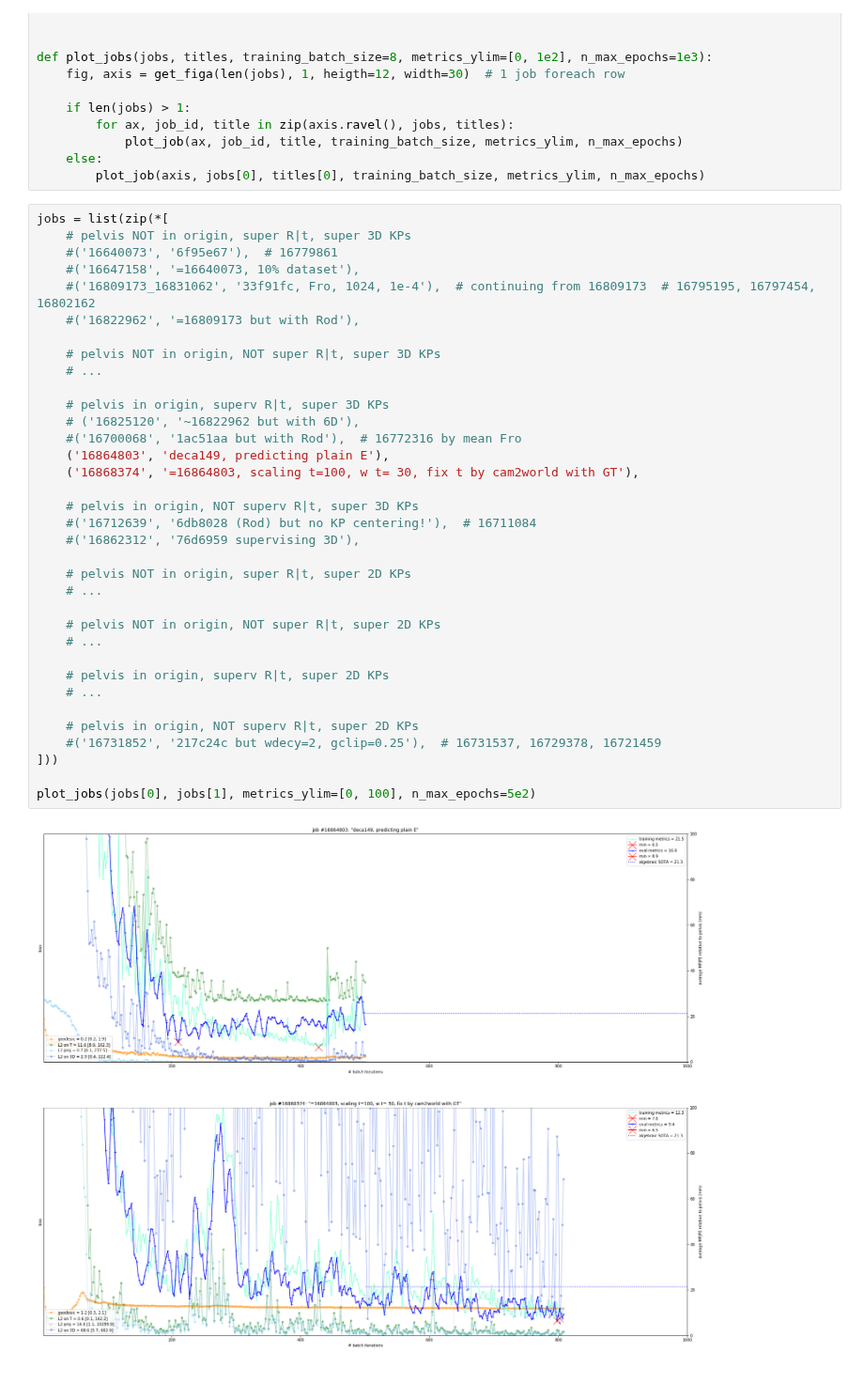
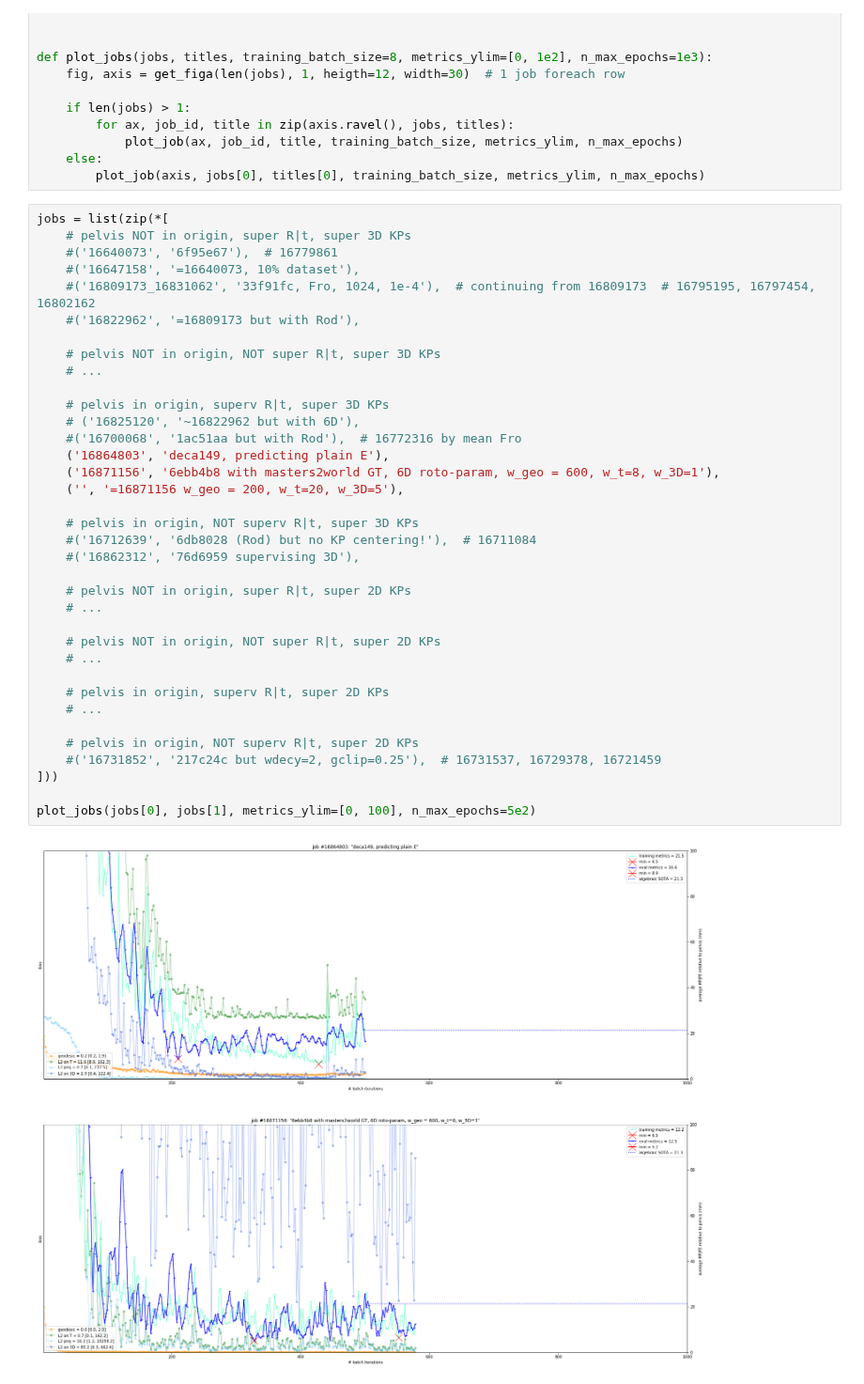
Before and after one commit to karfly/learnable-triangulation-pytorch, a Jupyter notebook: tom.ipynb, the cells around one changed output. Shown at 94% size. Saved outputs shown, nothing was run; the diff lists cells and outputs as text.

```diff
--- a/tom.ipynb
+++ b/tom.ipynb
@@ -66,32 +66,33 @@ jobs = list(zip(*[
     #('16809173_16831062', '33f91fc, Fro, 1024, 1e-4'),  # continuing from 16809173  # 16795195, 16797454, 16802162
     #('16822962', '=16809173 but with Rod'),
 
     # pelvis NOT in origin, NOT super R|t, super 3D KPs
     # ...
 
     # pelvis in origin, superv R|t, super 3D KPs
     # ('16825120', '~16822962 but with 6D'),
     #('16700068', '1ac51aa but with Rod'),  # 16772316 by mean Fro
     ('16864803', 'deca149, predicting plain E'),
-    ('16868374', '=16864803, scaling t=100, w t= 30, fix t by cam2world with GT'),
+    ('16871156', '6ebb4b8 with masters2world GT, 6D roto-param, w_geo = 600, w_t=8, w_3D=1'),
+    ('', '=16871156 w_geo = 200, w_t=20, w_3D=5'),
 
     # pelvis in origin, NOT superv R|t, super 3D KPs
     #('16712639', '6db8028 (Rod) but no KP centering!'),  # 16711084
     #('16862312', '76d6959 supervising 3D'),
 
     # pelvis NOT in origin, super R|t, super 2D KPs
     # ...
 
     # pelvis NOT in origin, NOT super R|t, super 2D KPs
     # ...
 
     # pelvis in origin, superv R|t, super 2D KPs
     # ...
 
     # pelvis in origin, NOT superv R|t, super 2D KPs
     #('16731852', '217c24c but wdecy=2, gclip=0.25'),  # 16731537, 16729378, 16721459
 ]))
 
 plot_jobs(jobs[0], jobs[1], metrics_ylim=[0, 100], n_max_epochs=5e2)
 # %% [output]
-[figure, old version]
+[figure, new version]
```
Also changed, not shown: 5 other files.
